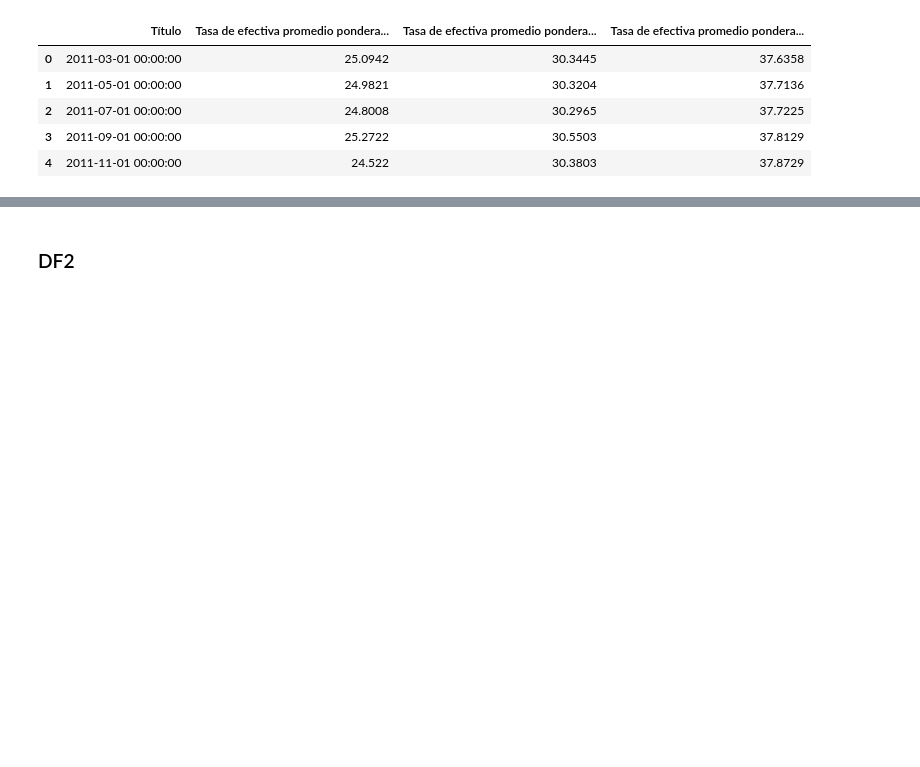
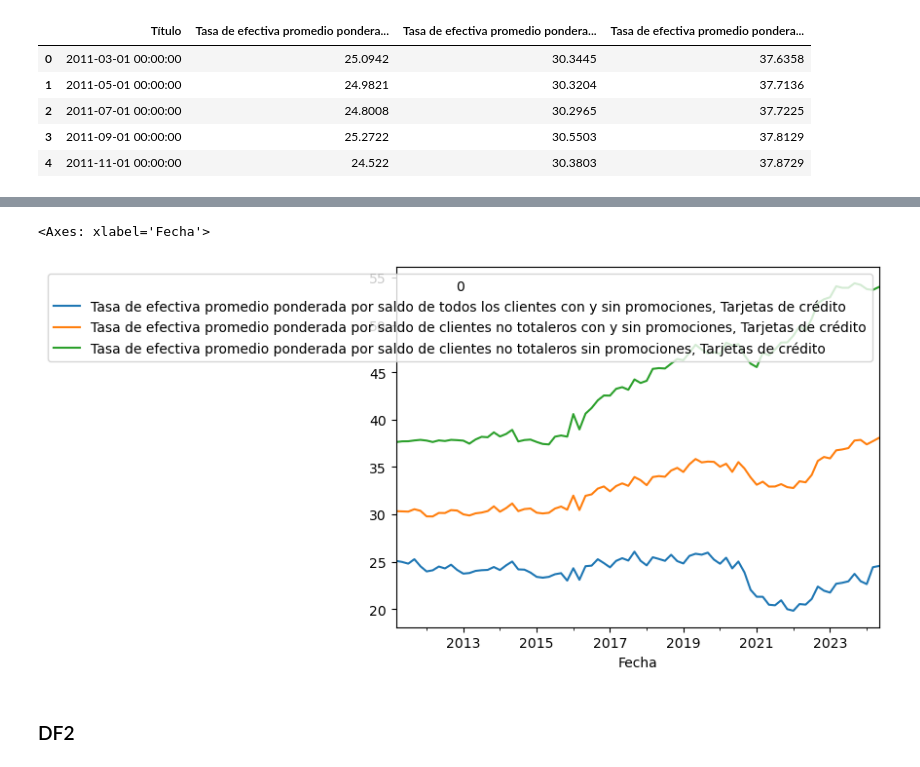
Before and after one commit to heritaco/Data-Mining, a Jupyter notebook: 03-Tasas-de-Interes-al-Consumo/02-explore-data.ipynb, the cells around one changed output, grey strips where cells are left out. Drawn from its saved outputs; the diff is of its cells as text; code cells hidden in the pictures; blank space fills up the shorter version.

```diff
--- a/03-Tasas-de-Interes-al-Consumo/02-explore-data.ipynb
+++ b/03-Tasas-de-Interes-al-Consumo/02-explore-data.ipynb
@@ -213,3 +224,16 @@ df4.head()
 | 2 | 2011-07-01 00:00:00 | 24.8008 | 30.2965 | 37.7225 |
 | 3 | 2011-09-01 00:00:00 | 25.2722 | 30.5503 | 37.8129 |
 | 4 | 2011-11-01 00:00:00 | 24.522 | 30.3803 | 37.8729 |
+# %%
+# uso mucho esto entonces lo hago una funcion
+
+def clean_df(df3):
+    # hacemos que la fecha sea el index
+    df3 = df3.set_index("Título")
+    df3.index.names = ["Fecha"]
+    df3.index = pd.to_datetime(df3.index)
+    df3 = df3.apply(pd.to_numeric, errors='coerce')
+    return df3
+
+df4 = clean_df(df4)
+df4.head()
@@ -215,0 +248,3 @@ df4.head()
+# %%
+df4.index = df4.index.to_period("M")
+df4.head()
@@ -216,3 +259,8 @@ df4.head()
+# %%
+df4.plot()
+# %% [output]
+<Axes: xlabel='Fecha'>
+[figure, added]
 # %% [markdown]
 ### DF2
 # %%
```
Also changed, not shown: parts of 6 cells of this notebook.
